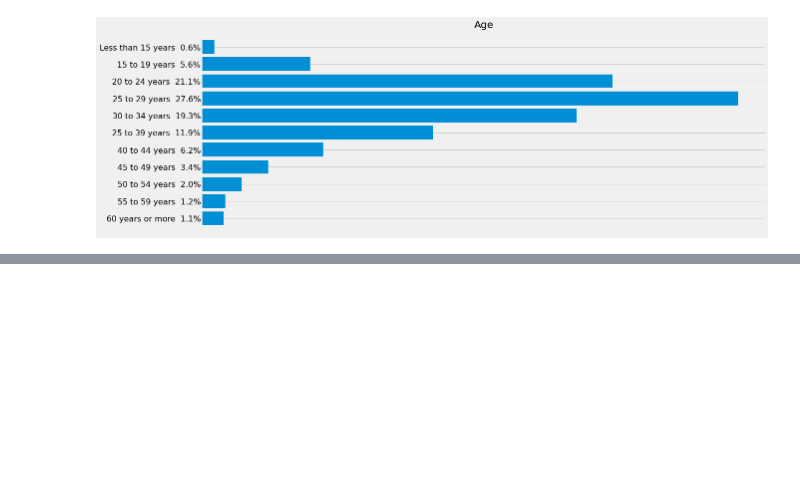
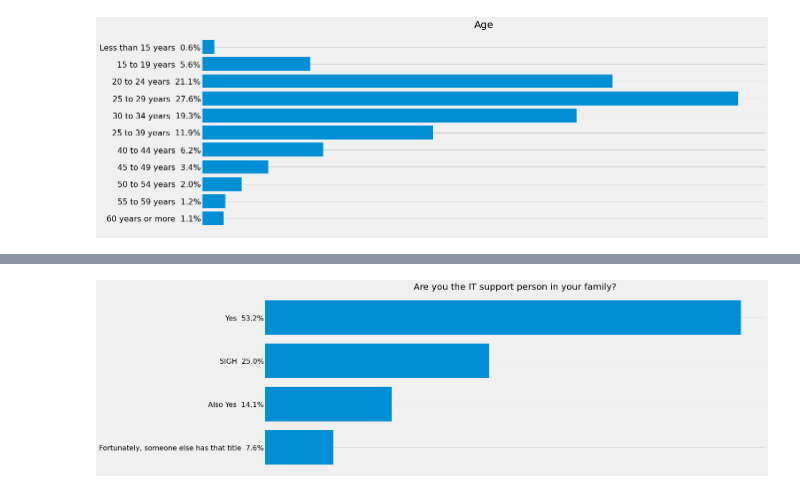
Before and after one commit to qristinius/Stackoverflow-Survey-2019, a Jupyter notebook: dev_survey_results_2019.ipynb, the cells around one changed output, grey strips where cells are left out. Cells and saved outputs as stored; diff of their text form; code cells hidden in the pictures; blank space fills up the shorter version.

```diff
--- a/dev_survey_results_2019.ipynb
+++ b/dev_survey_results_2019.ipynb
@@ -807,0 +860,19 @@ Counter({'Average': 17176,
+# %%
+it_sup = data["ITperson"]
+it_sup.dropna(inplace = True)
+
+counted  = Counter(it_sup)
+counted_sorted = sort_dict_by_value(counted, True)
+items = counted_sorted.items()
+key_Phrases = []
+Quantity = []
+
+for item in items:
+    key_Phrases.append(item[0])
+    Quantity.append(item[1])
+
+key_Phrases.reverse()
+Quantity.reverse()
+Build_Barh_sizes(key_Phrases, Quantity, it_sup, "fivethirtyeight", False , (18,7), "Are you the IT support person in your family?")
+# %% [output]
+[figure, added]
```
Also changed, not shown: parts of 10 cells of this notebook.
